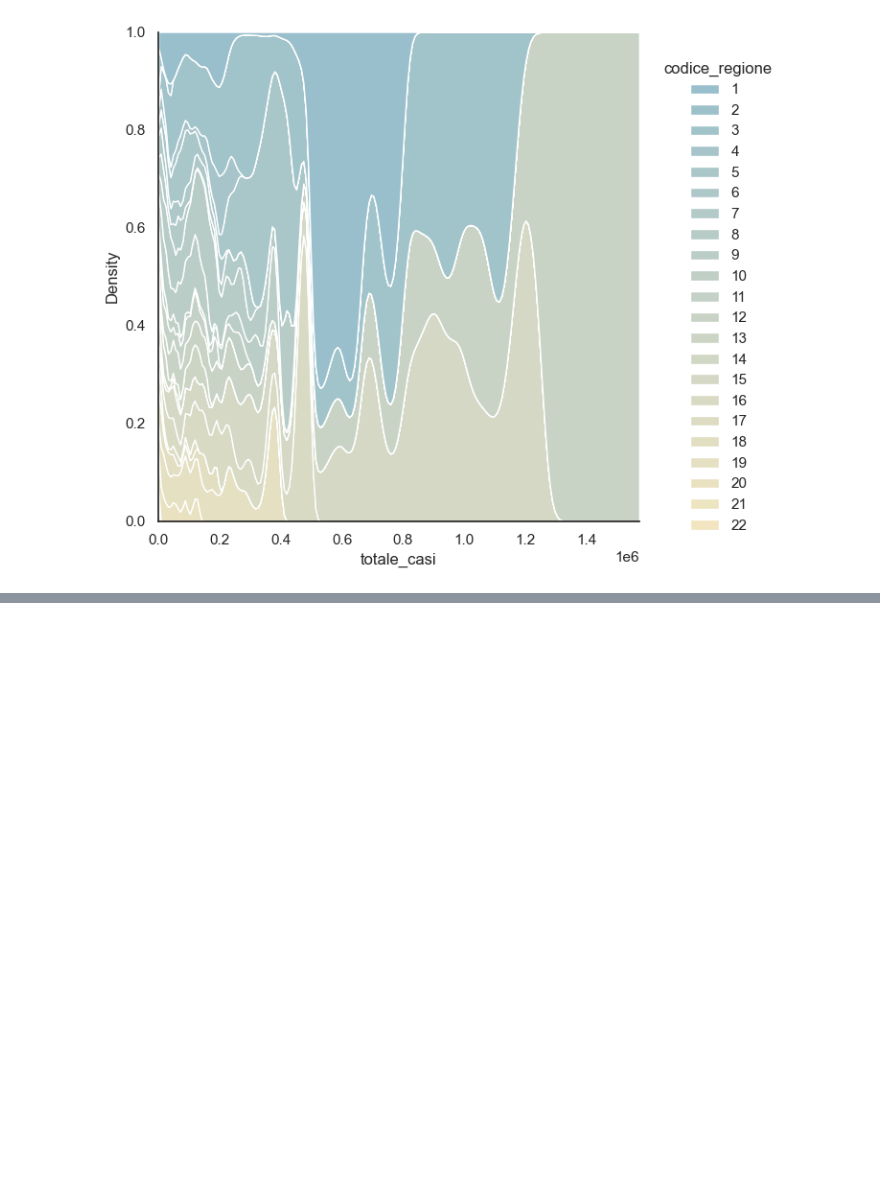
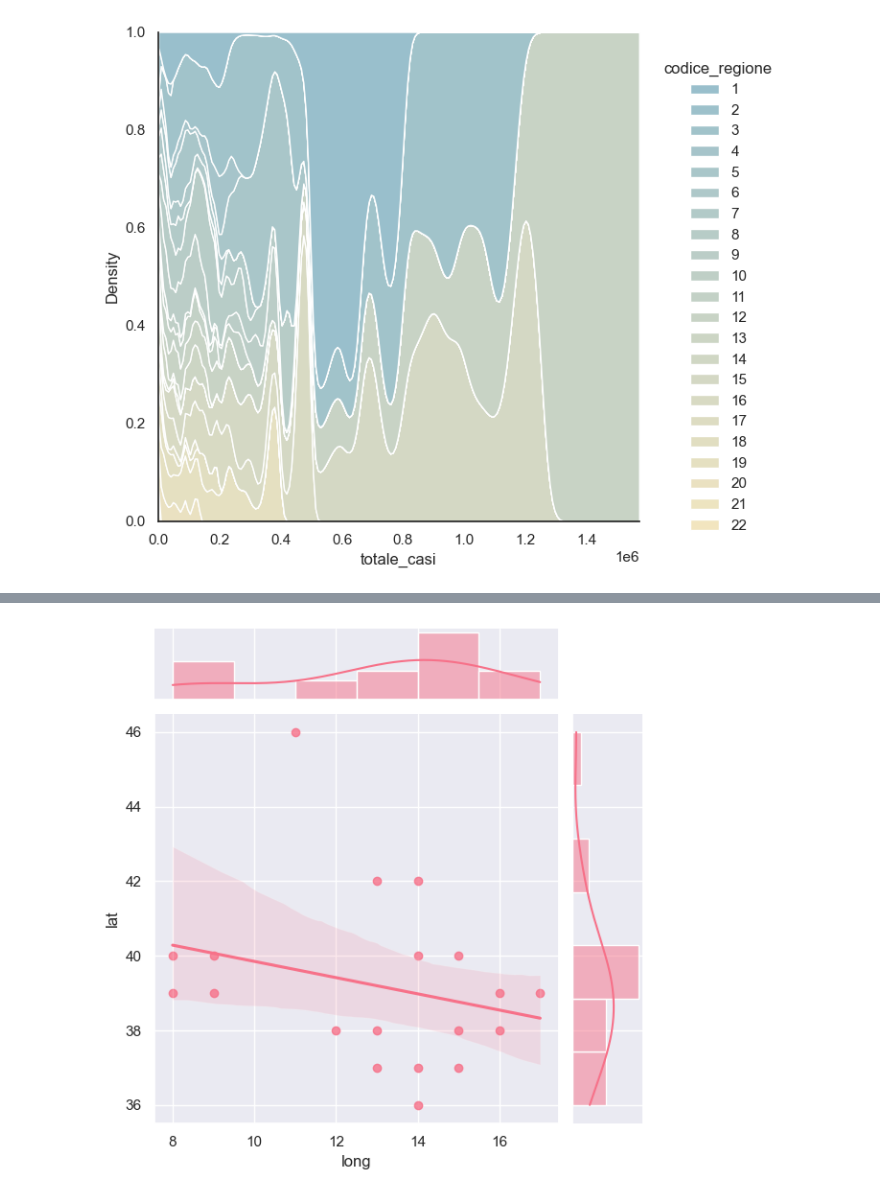
Before and after one commit to daferre01/BIGDATA-IA, a Jupyter notebook: BIGDATA/SISTEMAS DE BIG DATA/mongodb/T3_3.ipynb, the cells around one changed output, grey strips where cells are left out. Drawn from its saved outputs; the diff is of its cells as text; code cells hidden in the pictures; blank space fills up the shorter version.

```diff
--- a/BIGDATA/SISTEMAS DE BIG DATA/mongodb/T3_3.ipynb
+++ b/BIGDATA/SISTEMAS DE BIG DATA/mongodb/T3_3.ipynb
@@ -85,0 +90,9 @@ sns.despine(left=True, bottom=True)
+# %%
+import seaborn as sns
+import matplotlib.pyplot as plt
+sns.set_theme(style="darkgrid")
+sns.set_palette("husl", 9)
+sns.jointplot(data=df, x='long', y='lat', kind='reg')
+plt.show()
+# %% [output]
+[figure, added]
```
Also changed, not shown: parts of 5 cells of this notebook, 2 other files.
